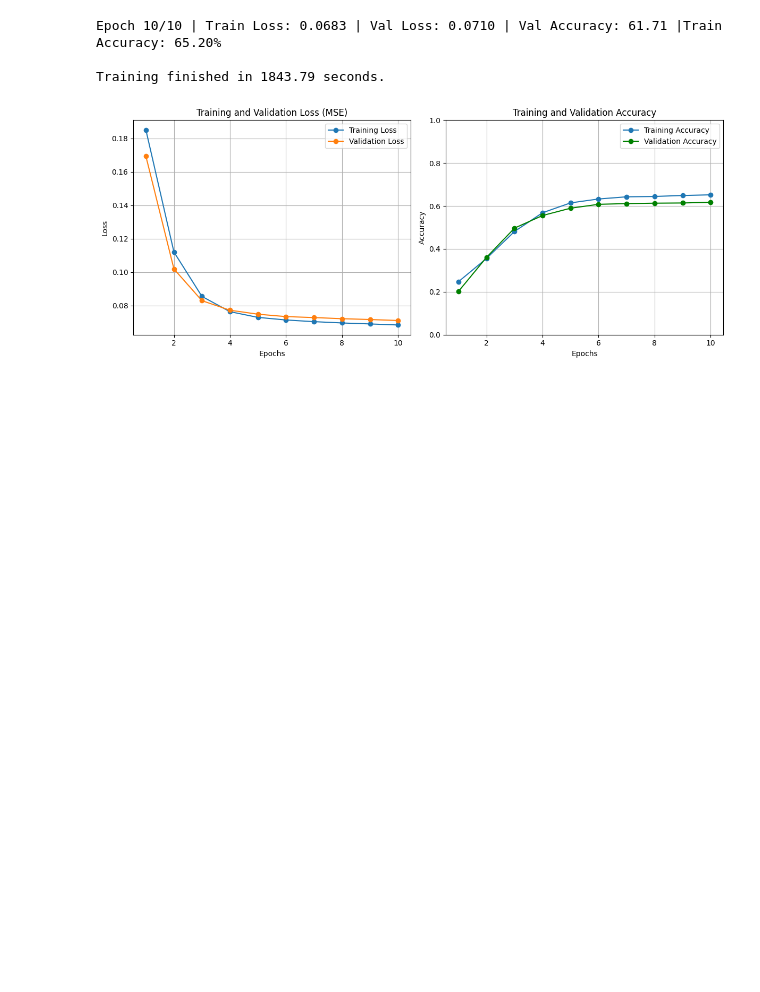
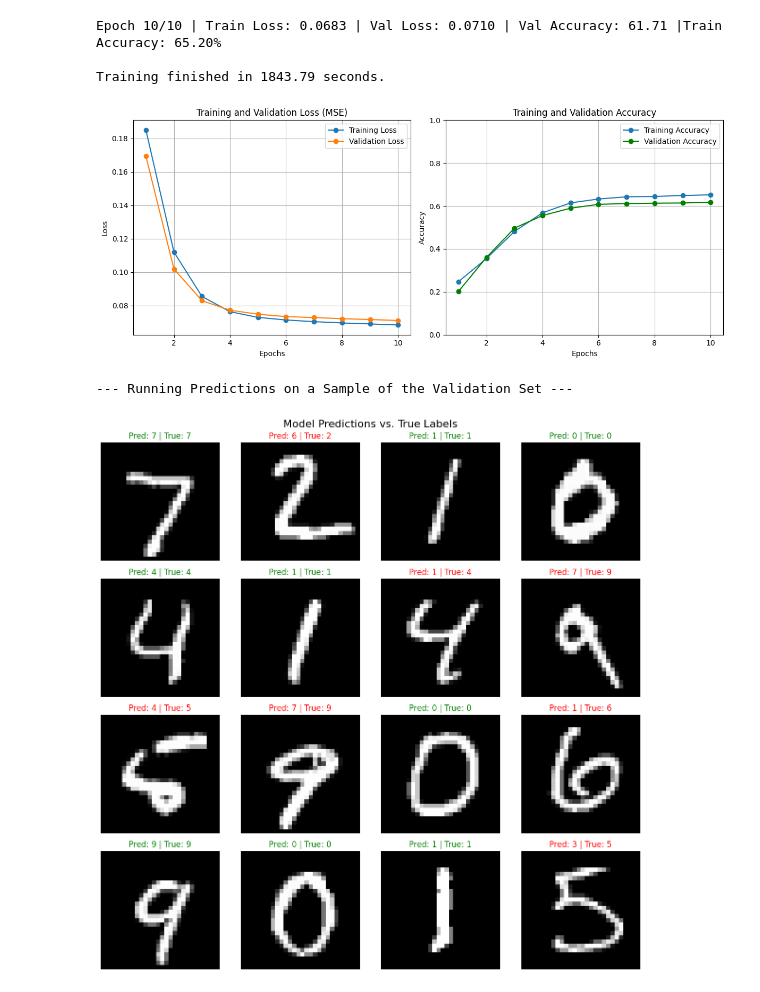
Before and after one commit to Samuel-K95/iCog-PC-Task, a Jupyter notebook: PC_task.ipynb, the cells around one changed output. Cells and saved outputs as stored; diff of their text form; code cells hidden in the pictures; blank space fills up the shorter version.

```diff
--- a/PC_task.ipynb
+++ b/PC_task.ipynb
@@ -394,0 +461,5 @@ Training finished in 1843.79 seconds.
+# %%
+predict_and_visualize(model, val_loader, num_samples=16)
+# %% [output]
+--- Running Predictions on a Sample of the Validation Set ---
+[figure, added]
```
Also changed, not shown: parts of 1 cell of this notebook.
